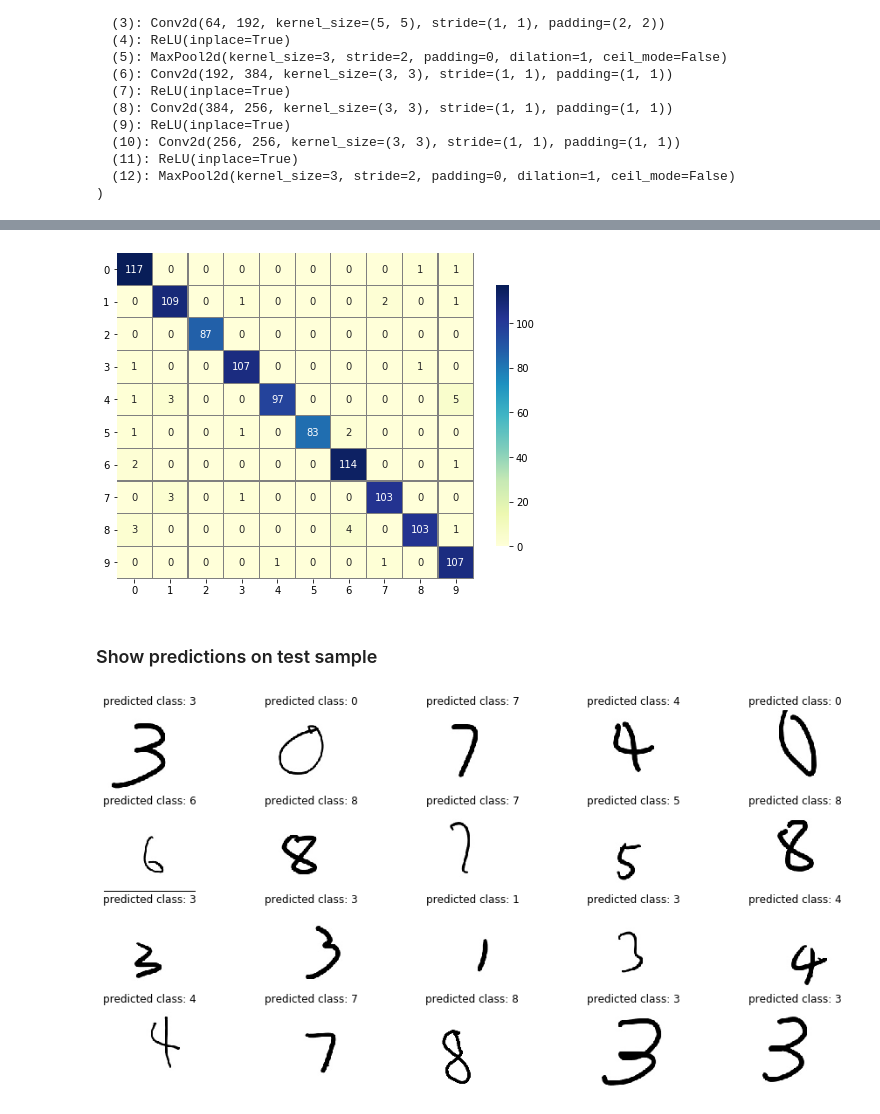
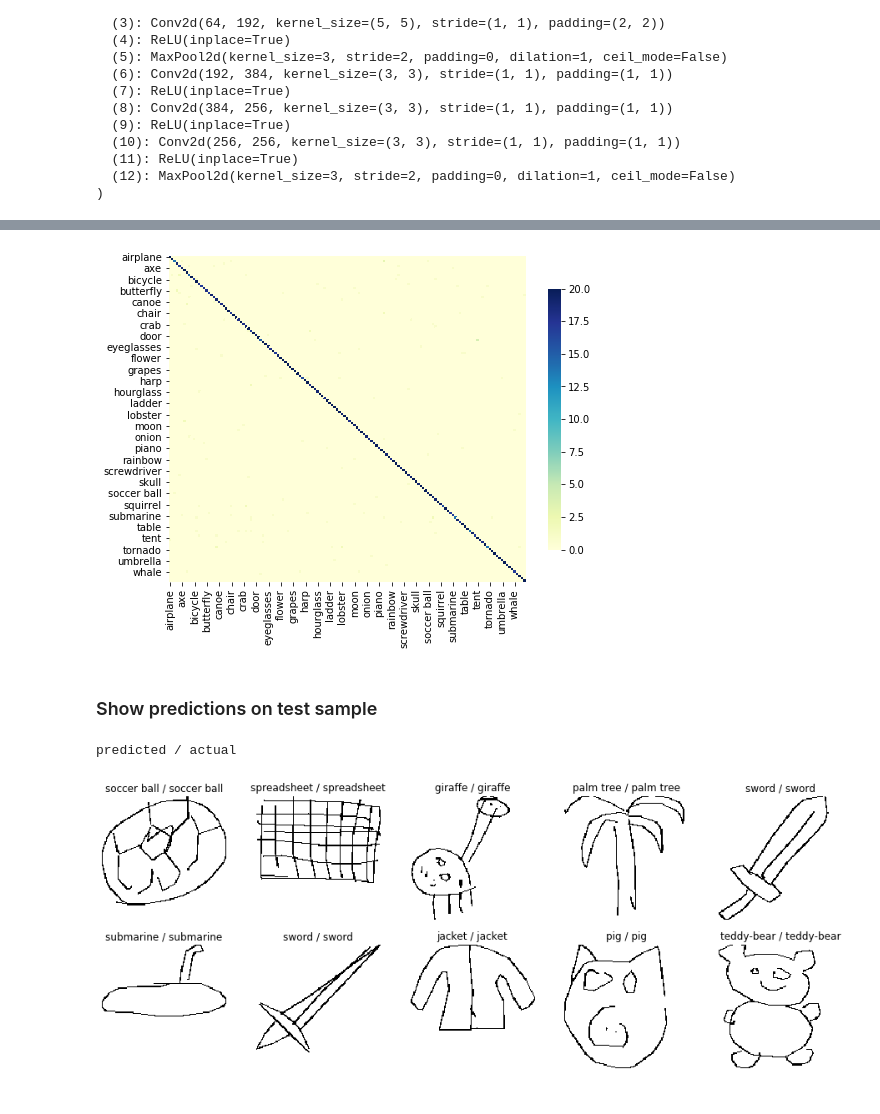
Before and after one commit to LaurentFerhi/Transfer_learning_as_feature_engineering, a Jupyter notebook: Transfer_learning_Alexnet_clf.ipynb, the cells around one changed output, grey strips where cells are left out. Cells and saved outputs as stored; diff of their text form; code cells hidden in the pictures.

```diff
--- a/Transfer_learning_Alexnet_clf.ipynb
+++ b/Transfer_learning_Alexnet_clf.ipynb
@@ -31,7 +32,7 @@ import pickle as pk
 ### Make train and test directories
 # %%
 # Create train and test folders
-for train_test_dir in ['train','test']:
+for train_test_dir in ['train/','test/']:
     try:
         os.mkdir('data/'+train_test_dir)
     except:
@@ -43,7 +44,7 @@ dataset_dir = os.path.join(data_dir, 'dataset/')
 train_dir = os.path.join(data_dir, 'train/')
 test_dir = os.path.join(data_dir, 'test/')
 # %%
-for subdir in os.listdir(dataset_dir):
+for subdir in tqdm(os.listdir(dataset_dir)):
     l = os.listdir(dataset_dir+subdir)
     train, test, _ , _ = train_test_split(l,[subdir for i in range(len(l))],test_size=0.2, random_state=42)
 
@@ -55,10 +56,8 @@ for subdir in os.listdir(dataset_dir):
             pass
 
     # Populate train and test folders
-    print('Populate training set for class {}'.format(subdir))
     for item in [dataset_dir+subdir+'/'+f for f in train] :
         shutil.copy(item, train_dir+subdir)
 
-    print('Populate test set for class {}'.format(subdir))
     for item in [dataset_dir+subdir+'/'+f for f in test] :
         shutil.copy(item, test_dir+subdir)
@@ -86,16 +64,17 @@ Populate test set for class 9
 # %%
-fig,ax = plt.subplots(figsize=(12,2))
+fig,ax = plt.subplots(figsize=(14,6))
 
 lines=2
 cols=5
 i=1
 
 # sample from train dir
-for subdir in os.listdir(train_dir):
+for subdir in os.listdir(train_dir)[10:20]:
     sample = random.sample(os.listdir(train_dir+subdir),1)[0]
     im = Image.open(train_dir+subdir+'/'+sample)
     plt.subplot(lines,cols,i)
     plt.imshow(np.asarray(im))
     plt.axis('off')
+    plt.title(subdir)
     i+=1
 # %% [output]
@@ -229,10 +208,10 @@ pipeline = Pipeline(steps = [
     ('RDF',clf)
 ])
 
-# parameters to tune
+# parameters to tune (best parameters already known)
 param_grid = {
-    'RDF__n_estimators': [100, 200],
-    'RDF__max_depth': [2, None]
+    'RDF__n_estimators': [100],
+    'RDF__max_depth': [None]
 }
 
 # exhaustive search over specified parameter
@@ -289,15 +266,15 @@ fig, ax = plt.subplots(figsize=(8, 6))
 sns.heatmap(
     cm,
     cmap='YlGnBu',
-    linewidths=.2,
-    linecolor='gray',
+    linewidths=0,
+    #linecolor='gray',
     cbar_kws={"shrink": .8},
-    annot = True,
+    #annot = True,
     fmt='d',
 )
 ax.set_yticklabels(ax.get_yticklabels(), rotation=0, horizontalalignment='right');
 # %% [output]
-[figure, old version]
+[figure, new version]
 # %% [markdown]
 ### Show predictions on test sample
 # %%
@@ -311,20 +288,24 @@ def make_prediction(img):
     conv_layer_output = features_extracted.detach().numpy().reshape((256 * 6 * 6))
     return clf_trained.predict([conv_layer_output])[0]
 # %%
-fig,ax = plt.subplots(figsize=(16,8))
+dic_class = {k:v for k,v in zip(range(1,len(os.listdir(test_dir))+1),os.listdir(test_dir))}
 
-lines=4
+fig,ax = plt.subplots(figsize=(16,6))
+
+lines=2
 cols=5
+print('predicted / actual')
 
 # prediction on sample from train dir
-for i in range(1,21):
+for i in range(1,11):
     rd_dir = random.sample(os.listdir(test_dir),1)[0]
     sample = random.sample(os.listdir(train_dir+rd_dir),1)[0]
     im = Image.open(train_dir+rd_dir+'/'+sample)
     predicted_class = make_prediction(im)
     plt.subplot(lines,cols,i)
     plt.imshow(np.asarray(im))
-    plt.title('predicted class: {}'.format(predicted_class))
+    plt.title('{} / {}'.format(dic_class[predicted_class],rd_dir))
     plt.axis('off')
 # %% [output]
+predicted / actual
-[figure, old version]
+[figure, new version]
```
Also changed, not shown: parts of 13 cells of this notebook.
